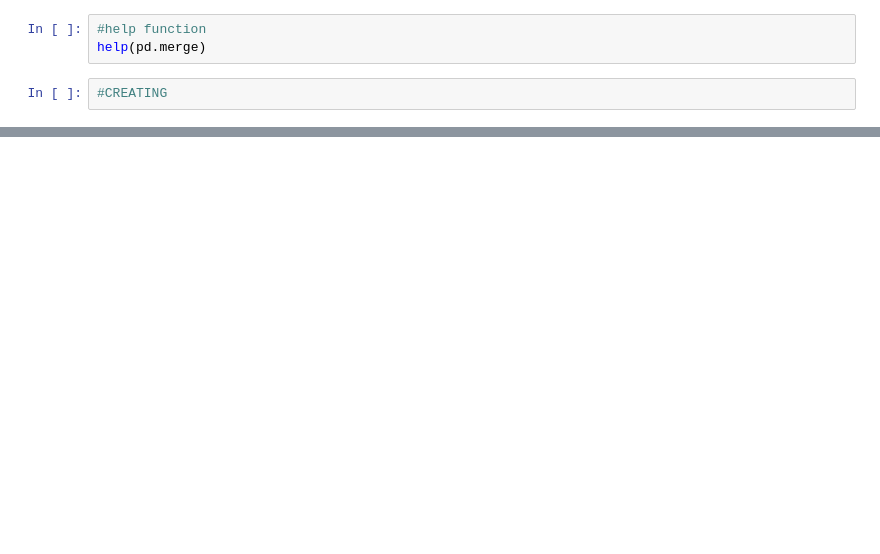
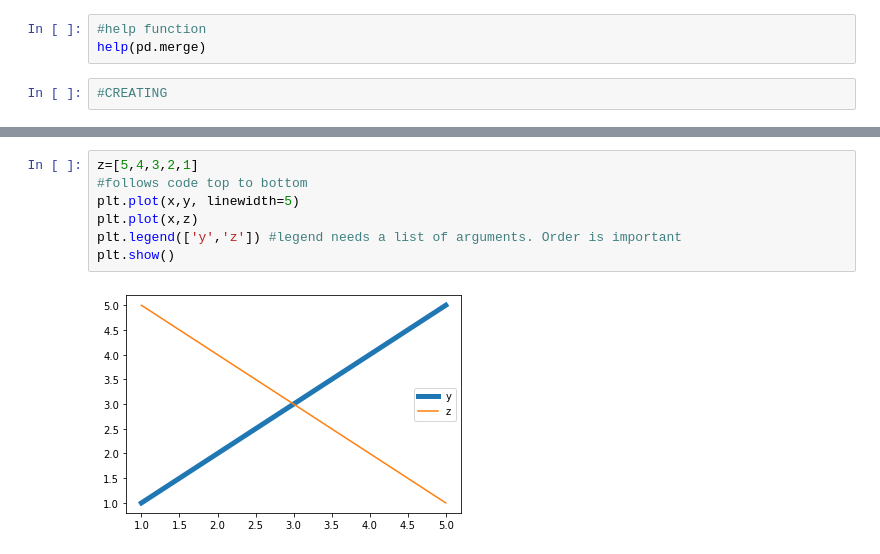
Before and after one commit to thomas-cares/data-pt-ber-08-20, a Jupyter notebook: practice/codealong.ipynb, the cells around one changed output, grey strips where cells are left out. Drawn from its saved outputs; the diff is of its cells as text; blank space fills up the shorter version.

```diff
--- a/practice/codealong.ipynb
+++ b/practice/codealong.ipynb
@@ -1338,0 +1438,9 @@ help(pd.merge)
+# %%
+z=[5,4,3,2,1]
+#follows code top to bottom
+plt.plot(x,y, linewidth=5)
+plt.plot(x,z)
+plt.legend(['y','z']) #legend needs a list of arguments. Order is important
+plt.show()
+# %% [output]
+[figure, added]
```
Also changed, not shown: parts of 22 cells of this notebook, 7 other files.
